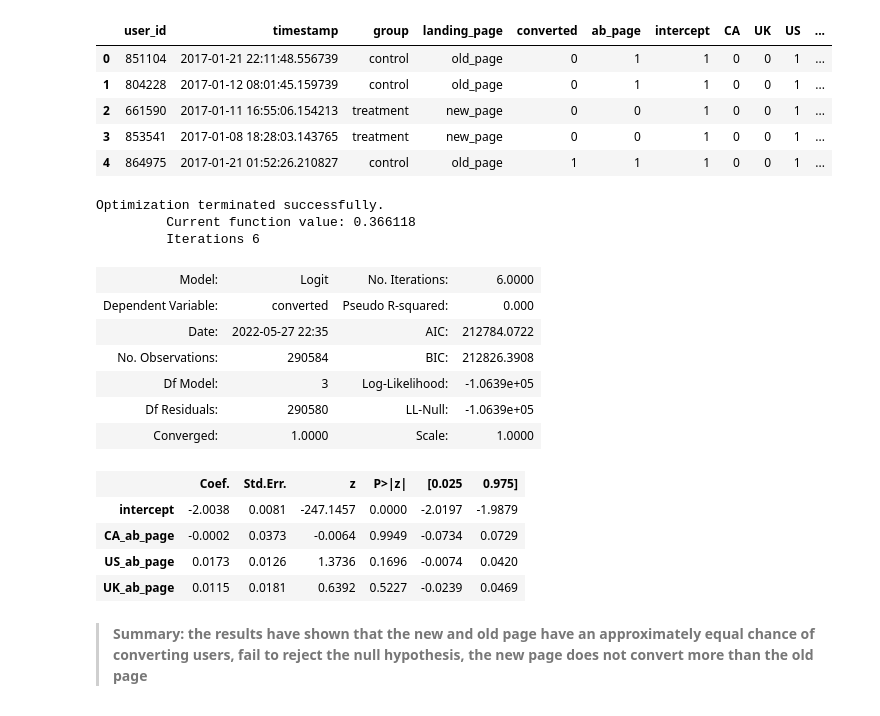
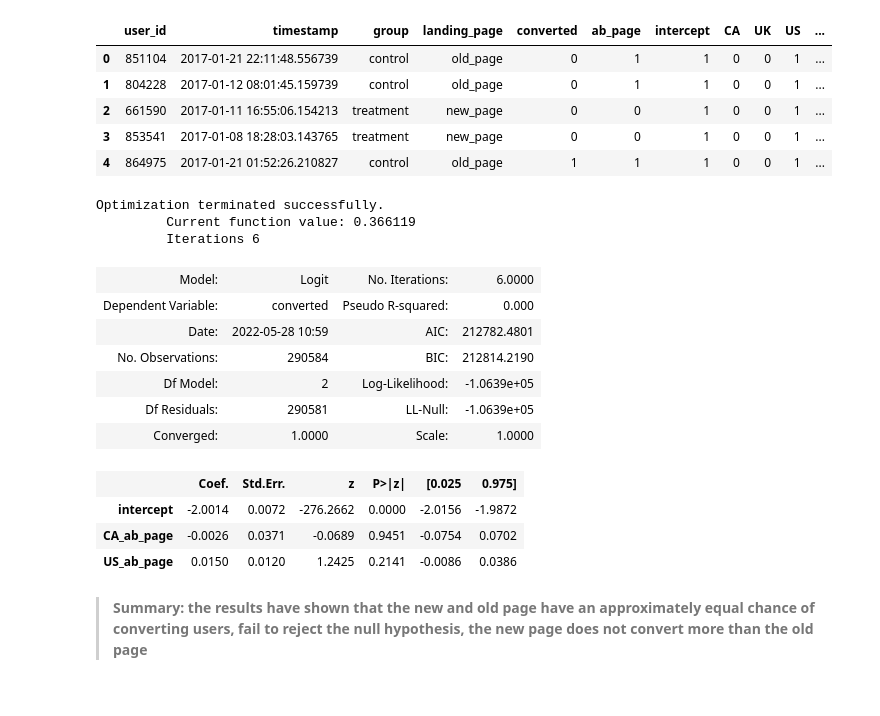
Before and after one commit to Habeeb556/Analyze-AB-Test-Results, a Jupyter notebook: AnalyzeABTestResults 2/Analyze_ab_test_results_notebook.ipynb, the cells around one changed output. Cells and saved outputs as stored; diff of their text form; code cells hidden in the pictures.

```diff
--- a/AnalyzeABTestResults 2/Analyze_ab_test_results_notebook.ipynb
+++ b/AnalyzeABTestResults 2/Analyze_ab_test_results_notebook.ipynb
@@ -644,7 +651,6 @@ Optimization terminated successfully.
 | US | -0.0099 | 0.0133 | -0.7433 | 0.4573 | -0.0359 | 0.0162 |
 # %%
 new_df['US_ab_page'] = new_df['US'] * new_df['ab_page']
-new_df['UK_ab_page'] = new_df['UK'] * new_df['ab_page']
 new_df['CA_ab_page'] = new_df['CA'] * new_df['ab_page']
 new_df.head()
 # %% [output]
@@ -655,25 +661,24 @@ new_df.head()
 | 3 | 853541 | 2017-01-08 18:28:03.143765 | treatment | new_page | 0 | 0 | 1 | 0 | 0 | 1 | ... |
 | 4 | 864975 | 2017-01-21 01:52:26.210827 | control | old_page | 1 | 1 | 1 | 0 | 0 | 1 | ... |
 # %%
-lm_update = sm.Logit(new_df['converted'], new_df[['intercept','CA_ab_page','US_ab_page','UK_ab_page']])
+lm_update = sm.Logit(new_df['converted'], new_df[['intercept','CA_ab_page','US_ab_page']])
 results = lm_update.fit()
 results.summary2()
 # %% [output]
 Optimization terminated successfully.
-         Current function value: 0.366118
+         Current function value: 0.366119
          Iterations 6
 | Model: | Logit | No. Iterations: | 6.0000 |
 | Dependent Variable: | converted | Pseudo R-squared: | 0.000 |
-| Date: | 2022-05-27 22:35 | AIC: | 212784.0722 |
-| No. Observations: | 290584 | BIC: | 212826.3908 |
-| Df Model: | 3 | Log-Likelihood: | -1.0639e+05 |
-| Df Residuals: | 290580 | LL-Null: | -1.0639e+05 |
+| Date: | 2022-05-28 10:59 | AIC: | 212782.4801 |
+| No. Observations: | 290584 | BIC: | 212814.2190 |
+| Df Model: | 2 | Log-Likelihood: | -1.0639e+05 |
+| Df Residuals: | 290581 | LL-Null: | -1.0639e+05 |
 | Converged: | 1.0000 | Scale: | 1.0000 |
 |  | Coef. | Std.Err. | z | P>|z| | [0.025 | 0.975] |
-| intercept | -2.0038 | 0.0081 | -247.1457 | 0.0000 | -2.0197 | -1.9879 |
-| CA_ab_page | -0.0002 | 0.0373 | -0.0064 | 0.9949 | -0.0734 | 0.0729 |
-| US_ab_page | 0.0173 | 0.0126 | 1.3736 | 0.1696 | -0.0074 | 0.0420 |
-| UK_ab_page | 0.0115 | 0.0181 | 0.6392 | 0.5227 | -0.0239 | 0.0469 |
+| intercept | -2.0014 | 0.0072 | -276.2662 | 0.0000 | -2.0156 | -1.9872 |
+| CA_ab_page | -0.0026 | 0.0371 | -0.0689 | 0.9451 | -0.0754 | 0.0702 |
+| US_ab_page | 0.0150 | 0.0120 | 1.2425 | 0.2141 | -0.0086 | 0.0386 |
 # %% [markdown]
 >**Summary: the results have shown that the new and old page have an approximately equal chance of converting users, fail to reject the null hypothesis, the new page does not convert more than the old page**
 # %% [markdown]
```
Also changed, not shown: parts of 15 cells of this notebook.
